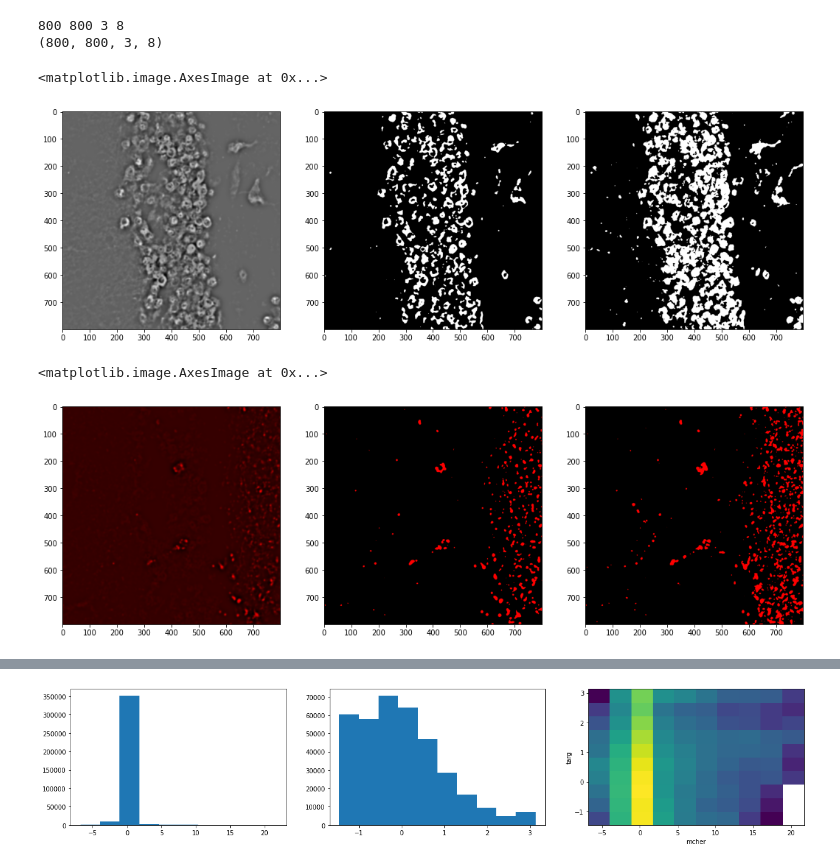
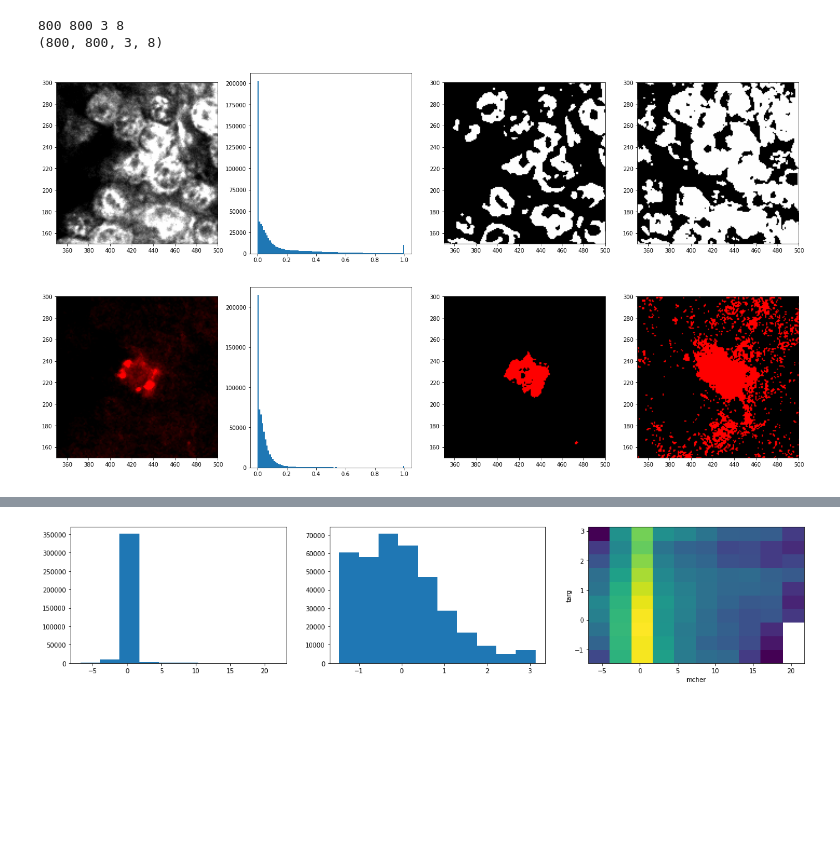
Before and after one commit to dtabuena/Images, a Jupyter notebook: Analyzing_Confocal.ipynb, the cells around one changed output, grey strips where cells are left out. Cells and saved outputs as stored; diff of their text form; code cells hidden in the pictures; blank space fills up the shorter version.

```diff
--- a/Analyzing_Confocal.ipynb
+++ b/Analyzing_Confocal.ipynb
@@ -98,64 +93,76 @@ blue_map = new_colormap([0,0,0,1],[0,0,1,1])
 # %%
 ####################### Process NEUN
 neun_im = image[:,:,2,:]
-m_size = 5
-g_sigma_1 = 2
+m_size = 2
+g_sigma_1 = 1
 g_sigma_2 = 10
 im_filtered = neun_im.copy()
+im_binary= im_filtered.copy()
 for zi in range(neun_im.shape[-1]):
     im_zi = neun_im[:,:,zi]
     im_zi_mf = skimage.filters.median(im_zi, selem=np.ones([m_size,m_size]))   #### DeSpeckle
     im_zi_gf = ciim_F = skimage.filters.gaussian(im_zi_mf, sigma = g_sigma_1)   #### blur
     im_zi_bk = ciim_F = skimage.filters.gaussian(im_zi_gf, sigma = g_sigma_2)  ### get background from big blur
     im_zi_bs = im_zi_gf - im_zi_bk
     im_filtered[:,:,zi] = im_zi_bs
+    im_binary[:,:,zi] = im_filtered[:,:,zi]>filters.threshold_otsu(im_filtered[:,:,zi].flatten())
+
+neun_im_f = im_filtered
+neu_mask_z = im_binary
+neu_mask_zp = np.max(neu_mask_z,axis=-1)
 
 
-neun_im = im_filtered
-neun_vals = neun_im.flatten()
-neu_thresh = filters.threshold_otsu(neun_vals)
-neu_mask_3d = neun_im>neu_thresh
-neu_mask_zp = np.max(neu_mask_3d,axis=-1)
+sp=5
+fig,ax = plt.subplots(1,4,figsize=[24,6])
+ax[0].imshow(neun_im[:,:,sp],cmap=white_map)
+ax[1].hist(neun_im[:,:,sp].flatten(),100)
+ax[2].imshow(neu_mask_z[:,:,sp],cmap=white_map)
+ax[3].imshow(neu_mask_zp,cmap=white_map)
 
 
-zi=4
-fig,ax = plt.subplots(1,3,figsize=[18,6])
-ax[0].imshow(neun_im[:,:,zi],cmap=white_map)
-ax[1].imshow(neu_mask_3d[:,:,zi],cmap=white_map)
-ax[2].imshow(neu_mask_zp,cmap=white_map)
+for ai in ax[[0, 2, 3]]:
+    ai.set_xlim(350,500)
+    ai.set_ylim(150,300)
+plt.show()
 # %% [output]
-<matplotlib.image.AxesImage at 0x...>
-[figure, old version]
+[figure, new version]
 # %%
 ####################### Process mcherry
 mcherry_im = image[:,:,1,:]
-m_size = 5
+m_size = 2
 g_sigma_1 = 2
 g_sigma_2 = 10
 im_filtered = mcherry_im.copy()
+im_binary = np.zeros_like(im_filtered)
 for zi in range(neun_im.shape[-1]):
     im_zi = mcherry_im[:,:,zi]
     im_zi_mf = skimage.filters.median(im_zi, selem=np.ones([m_size,m_size]))   #### DeSpeckle
-    im_zi_gf = ciim_F = skimage.filters.gaussian(im_zi_mf, sigma = g_sigma_1)   #### blur
-    im_zi_bk = ciim_F = skimage.filters.gaussian(im_zi_gf, sigma = g_sigma_2)  ### get background from big blur
-    im_zi_bs = im_zi_gf - im_zi_bk
-    im_filtered[:,:,zi] = im_zi_bs
+    # im_zi_gf = ciim_F = skimage.filters.gaussian(im_zi_mf, sigma = g_sigma_1)   #### blur
+    # im_zi_bk = ciim_F = skimage.filters.gaussian(im_zi_gf, sigma = g_sigma_2)  ### get background from big blur
+    # im_zi_bs = im_zi_gf - im_zi_bk
+    im_filtered[:,:,zi] = im_zi_mf
+    im_binary[:,:,zi] = im_filtered[:,:,zi]>filters.threshold_otsu(im_filtered[:,:,zi].flatten())
 
 
-mcherry_im = im_filtered
-mcherry_vals = mcherry_im.flatten()
-mcherry_thresh = filters.threshold_otsu(mcherry_vals)
-mcherry_mask_3d = mcherry_im>neu_thresh
 
-mcherry_mask_zp = np.max(mcherry_mask_3d,axis=-1)
+mcherry_im_f = im_filtered
+mcherry_mazk_z = im_binary
+mcherry_mask_zp = np.max(mcherry_mazk_z,axis=-1)
+
 zi = 5
-fig,ax = plt.subplots(1,3,figsize=[18,6])
-ax[0].imshow(mcherry_im[:,:,zi],cmap=red_map)
-ax[1].imshow(mcherry_mask_3d[:,:,zi],cmap=red_map)
-ax[2].imshow(mcherry_mask_zp,cmap=red_map)
+fig,ax = plt.subplots(1,4,figsize=[24,6])
+ax[0].imshow(mcherry_im_f[:,:,sp],cmap=red_map)
+ax[1].hist(mcherry_im_f[:,:,sp].flatten(),100)
+ax[2].imshow(mcherry_mazk_z[:,:,sp],cmap=red_map)
+ax[3].imshow(mcherry_mask_zp,cmap=red_map)
+
+
+for ai in ax[[0, 2, 3]]:
+    ai.set_xlim(350,500)
+    ai.set_ylim(150,300)
+plt.show()
 # %% [output]
-<matplotlib.image.AxesImage at 0x...>
-[figure, old version]
+[figure, new version]
 # %%
 ####################### Process CrispTarg
 target_im = image[:,:,0,:]
```
Also changed, not shown: parts of 7 cells of this notebook.
